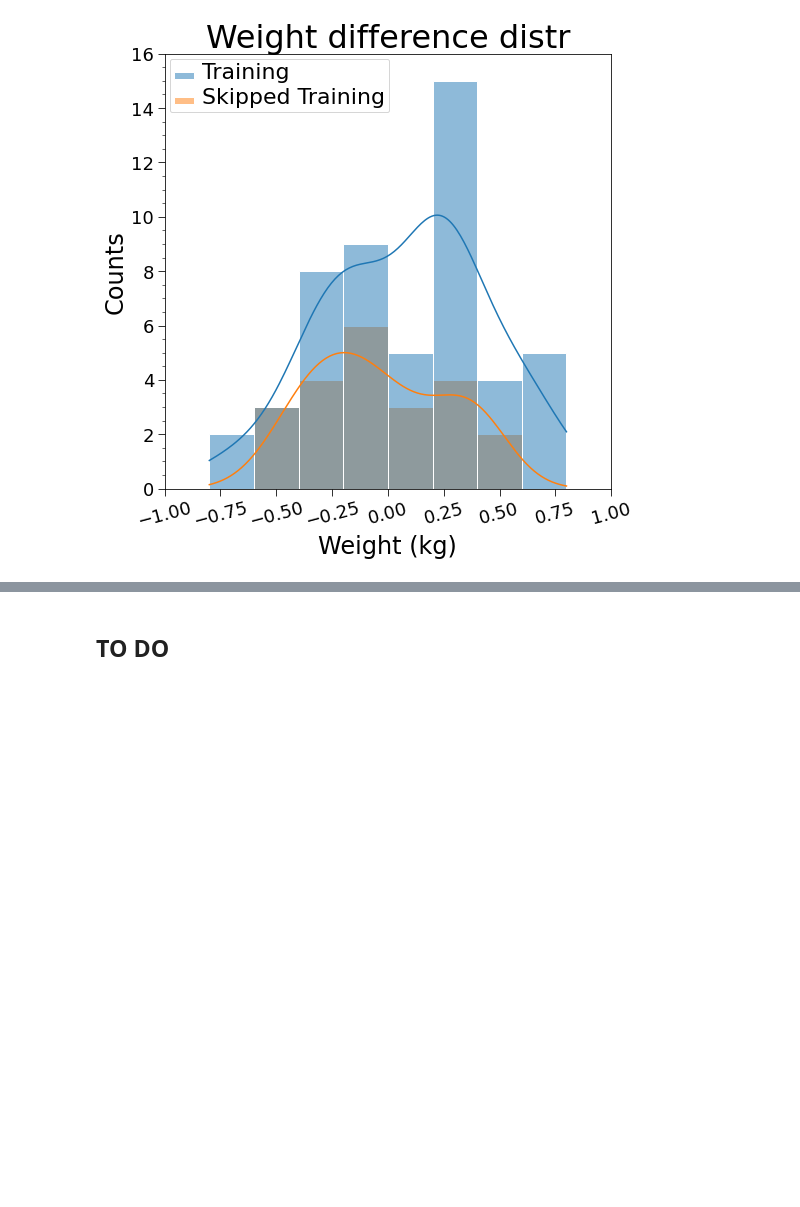
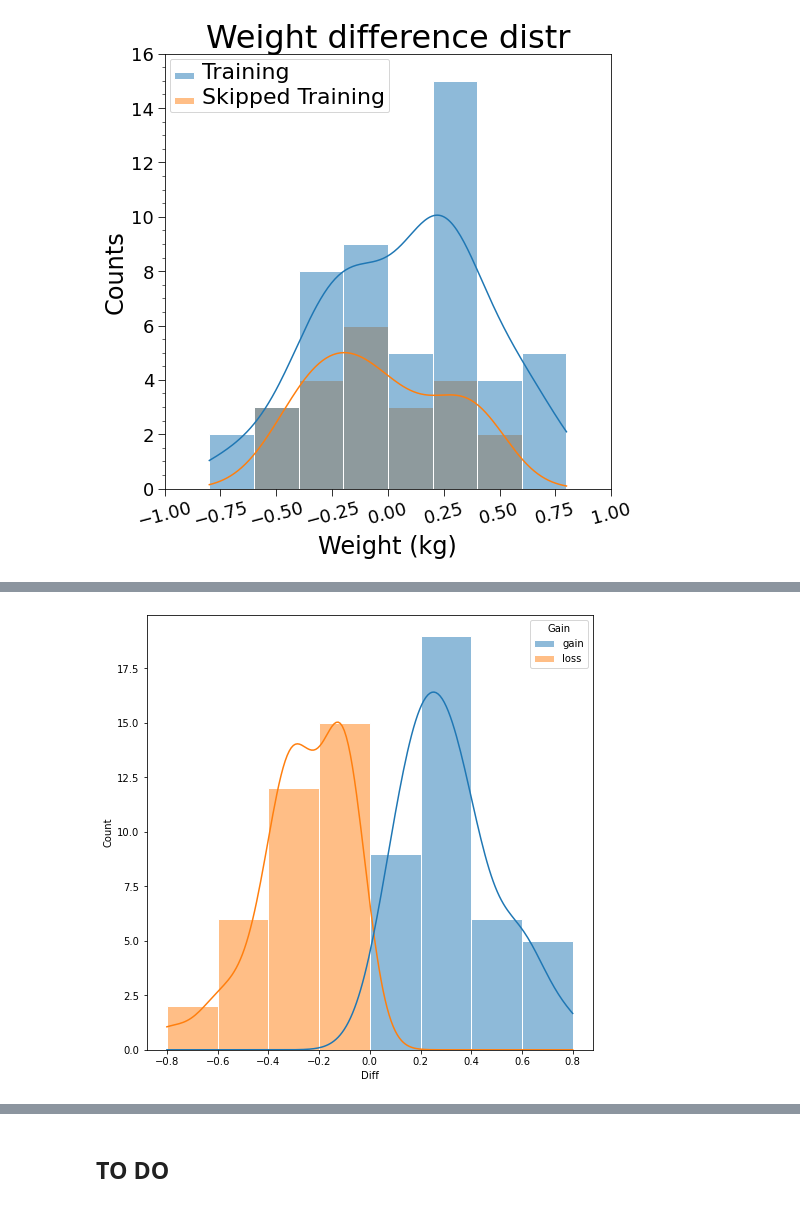
Before and after one commit to niklai99/FlexWorkout, a Jupyter notebook: NOTEBOOK.ipynb, the cells around one changed output, grey strips where cells are left out. Drawn from its saved outputs; the diff is of its cells as text; code cells hidden in the pictures; blank space fills up the shorter version.

Commit message:
Started working on weight gain/loss distributions

```diff
--- a/NOTEBOOK.ipynb
+++ b/NOTEBOOK.ipynb
@@ -270,3 +271,13 @@ diff_distr_settings(ax4, g, BOTTOM2, TOP2)
 plt.show()
 # %% [output]
 [figure]
+# %%
+for i in range(len(df['Diff'])):
+
+    if df['Diff'].iloc[i] >= 0:
+        df['Gain'].iloc[i] = 'gain'
+
+    elif df['Diff'].iloc[i] < 0:
+        df['Gain'].iloc[i] = 'loss'
+
+df.tail(7)
@@ -272,0 +294,11 @@ plt.show()
+# %%
+fig5 = plt.figure(figsize=(8,8))
+ax5 = fig5.add_subplot(1,1,1)
+
+g1 = sns.histplot(data = df, x = 'Diff', hue = 'Gain', stat = 'count', element = 'bars', edgecolor = 'white', kde = True, ax = ax5, legend = True)
+
+#fig5.savefig('./Plots/diff_distr.png', dpi = 300, facecolor = 'white')
+
+plt.show()
+# %% [output]
+[figure, added]
```
Also changed, not shown: parts of 4 cells of this notebook.
